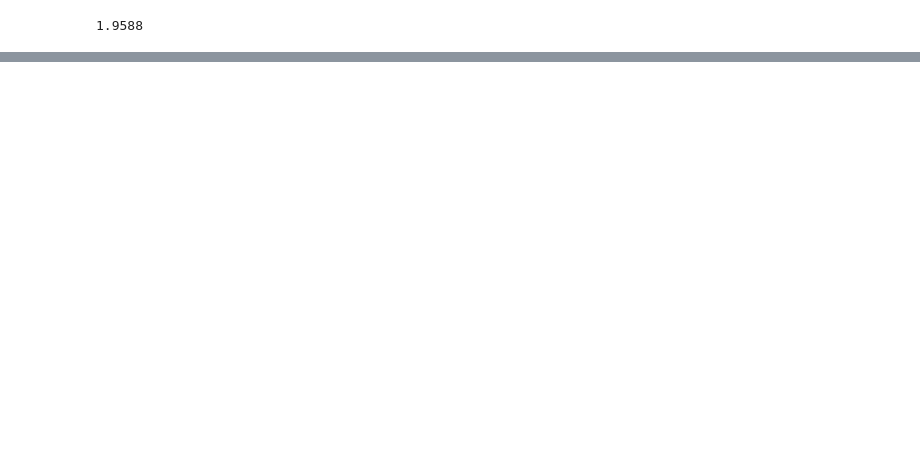
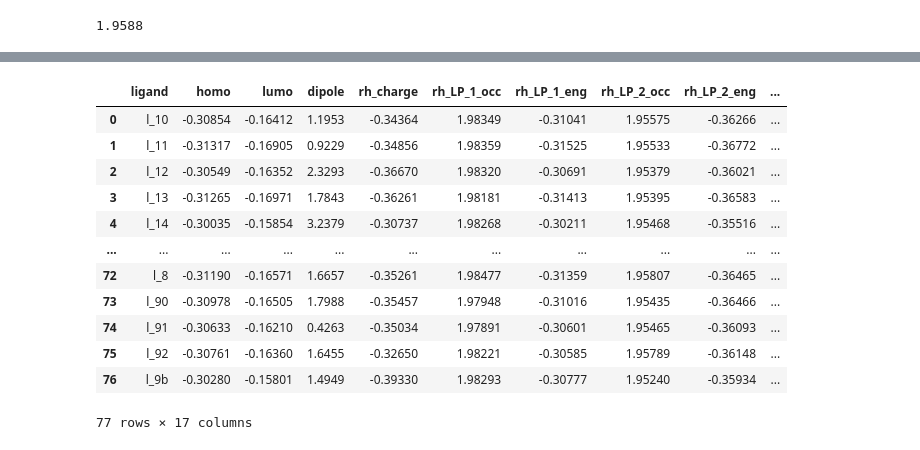
Before and after one commit to jaeusamio/phd, a Jupyter notebook: parameters.ipynb, the cells around one changed output, grey strips where cells are left out. Saved outputs shown, nothing was run; the diff lists cells and outputs as text; code cells hidden in the pictures; blank space fills up the shorter version.

```diff
--- a/parameters.ipynb
+++ b/parameters.ipynb
@@ -10,4 +10,8 @@ from parameter_extractor import ParameterExtractor, Property
 IPythonConsole.molSize = (300, 300)  # Change image size
 DrawingOptions.bondLineWidth = 1.8
 # %%
-filename = "l_2_SPE"
+filename = "l_2"
+path = f"./out/spe/{filename}_SPE.out"
+path_no_rh = f"./out/spe_no_rh/{filename}_SPE_NoRh.out"
+if not os.path.exists(path_no_rh):
+    print(path_no_rh + " does not exist")
@@ -24,2 +18,2 @@ xyz_conn
 # %%
-comp = ParameterExtractor(filename)
+comp = ParameterExtractor(path=path, no_rh_path=path_no_rh)
@@ -108,0 +76,35 @@ comp.mol.GetBondBetweenAtoms(comp.p1.GetIdx(), comp.rh.GetIdx()).GetProp(Propert
+# %%
+df = pd.DataFrame()
+param_list = []
+for file in os.listdir("./out/spe/"):
+    filename = file.split(".")[0]
+    ligand_name = filename.replace("_SPE", "")
+    path = f"./out/spe/{filename}.out"
+    path_no_rh = f"./out/spe_no_rh/{filename}_NoRh.out"
+    if not os.path.exists(path_no_rh):
+        print(path_no_rh + " does not exist")
+        continue
+    comp = ParameterExtractor(path=path, no_rh_path=path_no_rh)
+    param_dict = {
+        "ligand": ligand_name,
+        "homo": comp.homo,
+        "lumo": comp.lumo,
+        "dipole": comp.dipole,
+        "rh_charge": comp.rh.GetProp(Property.CHARGE.value),
+        "rh_LP_1_occ": comp.rh.GetProp(Property.LONE_PAIR_OCCUPANCY_1.value),
+        "rh_LP_1_eng": comp.rh.GetProp(Property.LONE_PAIR_ENERGY_1.value),
+        "rh_LP_2_occ": comp.rh.GetProp(Property.LONE_PAIR_OCCUPANCY_2.value),
+        "rh_LP_2_eng": comp.rh.GetProp(Property.LONE_PAIR_ENERGY_2.value),
+        "rh_LP_3_occ": comp.rh.GetProp(Property.LONE_PAIR_OCCUPANCY_3.value),
+        "rh_LP_3_eng": comp.rh.GetProp(Property.LONE_PAIR_ENERGY_3.value),
+        "rh_LP_4_occ": comp.rh.GetProp(Property.LONE_PAIR_OCCUPANCY_4.value),
+        "rh_LP_4_eng": comp.rh.GetProp(Property.LONE_PAIR_ENERGY_4.value),
+        "bite_angle": comp.get_angle(comp.p1, comp.bridge, comp.p2),
+        "homo_no_rh": comp.homo_no_rh,
+        "lumo_no_rh": comp.lumo_no_rh,
+        "dipole_no_rh": comp.dipole_no_rh,
+        # missing polarizability, I don't know where to get it from, but does not seem important
+    }
+    param_list.append(param_dict)
+    print(ligand_name + " DONE")
+df = pd.DataFrame(param_list)
@@ -108,0 +129,16 @@ comp.mol.GetBondBetweenAtoms(comp.p1.GetIdx(), comp.rh.GetIdx()).GetProp(Propert
+# %%
+df
+# %% [output]
+|  | ligand | homo | lumo | dipole | rh_charge | rh_LP_1_occ | rh_LP_1_eng | rh_LP_2_occ | rh_LP_2_eng | ... |
+| 0 | l_10 | -0.30854 | -0.16412 | 1.1953 | -0.34364 | 1.98349 | -0.31041 | 1.95575 | -0.36266 | ... |
+| 1 | l_11 | -0.31317 | -0.16905 | 0.9229 | -0.34856 | 1.98359 | -0.31525 | 1.95533 | -0.36772 | ... |
+| 2 | l_12 | -0.30549 | -0.16352 | 2.3293 | -0.36670 | 1.98320 | -0.30691 | 1.95379 | -0.36021 | ... |
+| 3 | l_13 | -0.31265 | -0.16971 | 1.7843 | -0.36261 | 1.98181 | -0.31413 | 1.95395 | -0.36583 | ... |
+| 4 | l_14 | -0.30035 | -0.15854 | 3.2379 | -0.30737 | 1.98268 | -0.30211 | 1.95468 | -0.35516 | ... |
+| ... | ... | ... | ... | ... | ... | ... | ... | ... | ... | ... |
+| 72 | l_8 | -0.31190 | -0.16571 | 1.6657 | -0.35261 | 1.98477 | -0.31359 | 1.95807 | -0.36465 | ... |
+| 73 | l_90 | -0.30978 | -0.16505 | 1.7988 | -0.35457 | 1.97948 | -0.31016 | 1.95435 | -0.36466 | ... |
+| 74 | l_91 | -0.30633 | -0.16210 | 0.4263 | -0.35034 | 1.97891 | -0.30601 | 1.95465 | -0.36093 | ... |
+| 75 | l_92 | -0.30761 | -0.16360 | 1.6455 | -0.32650 | 1.98221 | -0.30585 | 1.95789 | -0.36148 | ... |
+| 76 | l_9b | -0.30280 | -0.15801 | 1.4949 | -0.39330 | 1.98293 | -0.30777 | 1.95240 | -0.35934 | ... |
+77 rows × 17 columns
```
Also changed, not shown: parts of 13 cells of this notebook, 3 other files.
